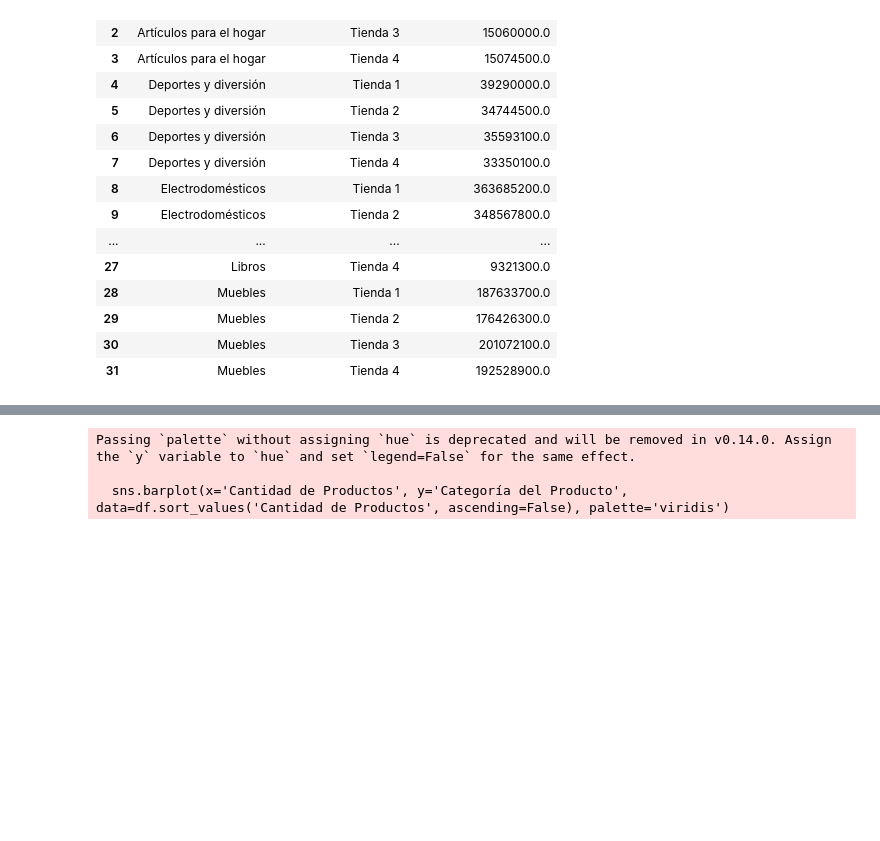
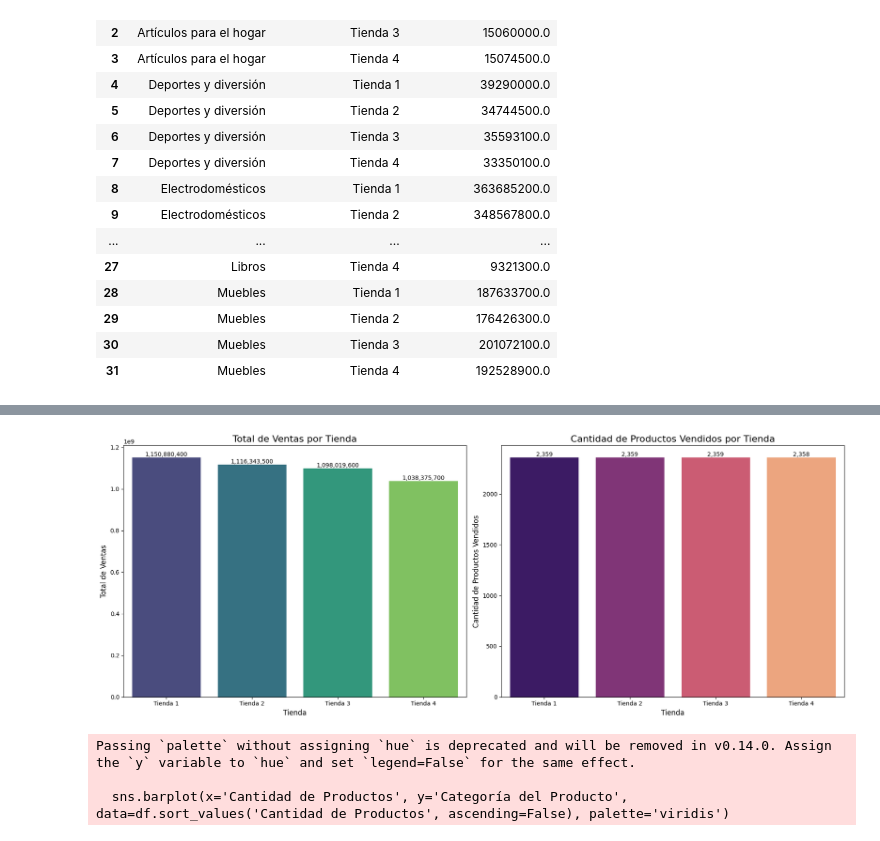
Before and after one commit to Socadan/challenge1-data-science-latam, a Jupyter notebook: AluraStoreLatam.ipynb, the cells around one changed output, grey strips where cells are left out. Drawn from its saved outputs; the diff is of its cells as text; code cells hidden in the pictures; blank space fills up the shorter version.

```diff
--- a/AluraStoreLatam.ipynb
+++ b/AluraStoreLatam.ipynb
@@ -189,3 +324,76 @@ display(ventas_por_categoria_por_tienda_precio)
 | 29 | Muebles | Tienda 2 | 176426300.0 |
 | 30 | Muebles | Tienda 3 | 201072100.0 |
 | 31 | Muebles | Tienda 4 | 192528900.0 |
+# %%
+import matplotlib.pyplot as plt
+import seaborn as sns
+import pandas as pd
+
+# Reload data and ensure 'Nombre de la Tienda' column is present and rounded
+url = "https://raw.githubusercontent.com/alura-es-cursos/challenge1-data-science-latam/refs/heads/main/base-de-datos-challenge1-latam/tienda_1%20.csv"
+url2 = "https://raw.githubusercontent.com/alura-es-cursos/challenge1-data-science-latam/refs/heads/main/base-de-datos-challenge1-latam/tienda_2.csv"
+url3 = "https://raw.githubusercontent.com/alura-es-cursos/challenge1-data-science-latam/refs/heads/main/base-de-datos-challenge1-latam/tienda_3.csv"
+url4 = "https://raw.githubusercontent.com/alura-es-cursos/challenge1-data-science-latam/refs/heads/main/base-de-datos-challenge1-latam/tienda_4.csv"
+
+tienda = pd.read_csv(url)
+tienda2 = pd.read_csv(url2)
+tienda3 = pd.read_csv(url3)
+tienda4 = pd.read_csv(url4)
+
+# Add a 'Nombre de la Tienda' column to each dataframe
+tienda['Nombre de la Tienda'] = 'Tienda 1'
+tienda2['Nombre de la Tienda'] = 'Tienda 2'
+tienda3['Nombre de la Tienda'] = 'Tienda 3'
+tienda4['Nombre de la Tienda'] = 'Tienda 4'
+
+# Round all numerical columns to two decimal places
+tienda = tienda.round(2)
+tienda2 = tienda2.round(2)
+tienda3 = tienda3.round(2)
+tienda4 = tienda4.round(2)
+
+# Calculate total sales for each store
+total_ventas_tienda1 = tienda['Precio'].sum()
+total_ventas_tienda2 = tienda2['Precio'].sum()
+total_ventas_tienda3 = tienda3['Precio'].sum()
+total_ventas_tienda4 = tienda4['Precio'].sum()
+
+# Calculate total quantity of products sold per store
+total_productos_tienda1 = tienda.shape[0]
+total_productos_tienda2 = tienda2.shape[0]
+total_productos_tienda3 = tienda3.shape[0]
+total_productos_tienda4 = tienda4.shape[0]
+
+# Create a DataFrame for combined metrics
+tiendas = ['Tienda 1', 'Tienda 2', 'Tienda 3', 'Tienda 4']
+total_ventas = [total_ventas_tienda1, total_ventas_tienda2, total_ventas_tienda3, total_ventas_tienda4]
+total_productos_vendidos = [total_productos_tienda1, total_productos_tienda2, total_productos_tienda3, total_productos_tienda4]
+
+df_combined_metrics = pd.DataFrame({
+    'Tienda': tiendas,
+    'Total de Ventas': total_ventas,
+    'Cantidad de Productos Vendidos': total_productos_vendidos
+})
+
+# Create subplots for better comparison
+fig, axes = plt.subplots(1, 2, figsize=(18, 7))
+
+# Plot 1: Total de Ventas por Tienda
+sns.barplot(x='Tienda', y='Total de Ventas', data=df_combined_metrics, ax=axes[0], palette='viridis')
+axes[0].set_title('Total de Ventas por Tienda', fontsize=16)
+axes[0].set_xlabel('Tienda', fontsize=12)
+axes[0].set_ylabel('Total de Ventas', fontsize=12)
+for i, v in enumerate(df_combined_metrics['Total de Ventas']):
+    axes[0].text(i, v, f'{v:,.0f}', ha='center', va='bottom')
+
+# Plot 2: Cantidad de Productos Vendidos por Tienda
+sns.barplot(x='Tienda', y='Cantidad de Productos Vendidos', data=df_combined_metrics, ax=axes[1], palette='magma')
+axes[1].set_title('Cantidad de Productos Vendidos por Tienda', fontsize=16)
+axes[1].set_xlabel('Tienda', fontsize=12)
+axes[1].set_ylabel('Cantidad de Productos Vendidos', fontsize=12)
+for i, v in enumerate(df_combined_metrics['Cantidad de Productos Vendidos']):
+    axes[1].text(i, v, f'{v:,.0f}', ha='center', va='bottom')
+
+plt.tight_layout()
+plt.show()
+# %% [output]
@@ -192,3 +407,4 @@ display(ventas_por_categoria_por_tienda_precio)
+[figure, added]
 # %%
 # **Gráfico de ventas por Categoría**
 import matplotlib.pyplot as plt
```
Also changed, not shown: parts of 19 cells of this notebook.
